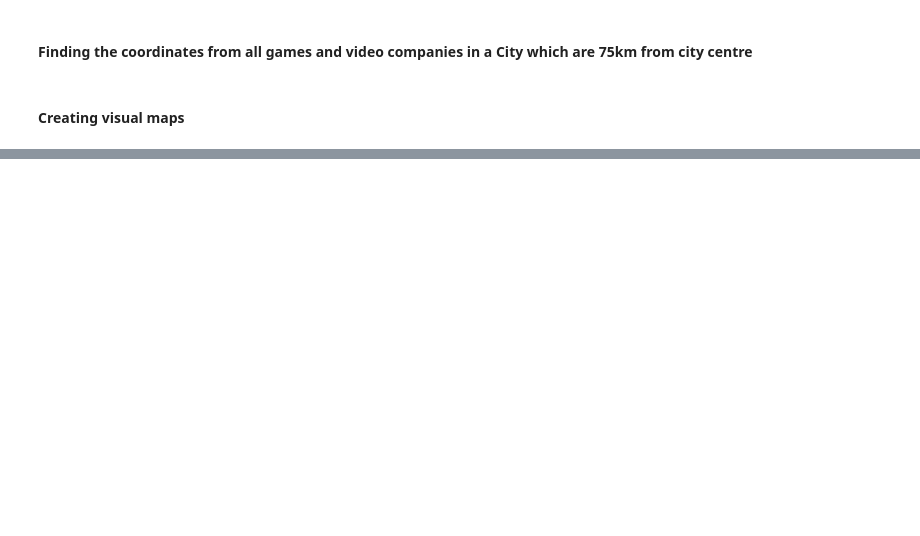
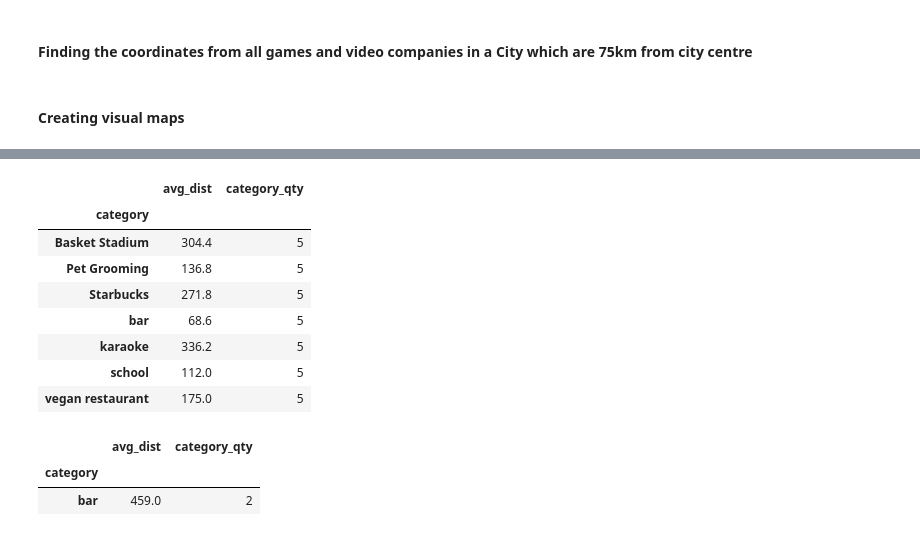
Before and after one commit to psaeztorres/PROJECT-III-Geolocalization, a Jupyter notebook: PROJECT -3.ipynb, the cells around one changed output, grey strips where cells are left out. Cells and saved outputs as stored; diff of their text form; code cells hidden in the pictures; blank space fills up the shorter version.

```diff
--- a/PROJECT -3.ipynb
+++ b/PROJECT -3.ipynb
@@ -124,0 +125,2 @@ STB_SF = sf.requests_for_foursquare ('Starbucks', 37.761929979999955,-122.392189
+# %%
+queries = ('Starbucks','vegan restaurant','school', 'Pet Grooming', 'bar','karaoke')
@@ -124,0 +129,2 @@ STB_SF = sf.requests_for_foursquare ('Starbucks', 37.761929979999955,-122.392189
+# %%
+NY_queries = sf.queries_for_a_city (40.74314475163043, -73.98603873478262, 'Starbucks','vegan restaurant','school', 'Pet Grooming', 'bar','karaoke', 'Basket Stadium')
@@ -124,0 +149,20 @@ STB_SF = sf.requests_for_foursquare ('Starbucks', 37.761929979999955,-122.392189
+# %%
+NY_venues = cl.distance_venue_city (queries, NY_queries)
+NY_venues
+# %% [output]
+|  | avg_dist | category_qty |
+| category |  |  |
+| Basket Stadium | 304.4 | 5 |
+| Pet Grooming | 136.8 | 5 |
+| Starbucks | 271.8 | 5 |
+| bar | 68.6 | 5 |
+| karaoke | 336.2 | 5 |
+| school | 112.0 | 5 |
+| vegan restaurant | 175.0 | 5 |
+# %%
+PA_venues = cl.distance_venue_city (queries, PA_queries)
+PA_venues
+# %% [output]
+|  | avg_dist | category_qty |
+| category |  |  |
+| bar | 459.0 | 2 |
```
Also changed, not shown: parts of 15 cells of this notebook, 2 other files.
